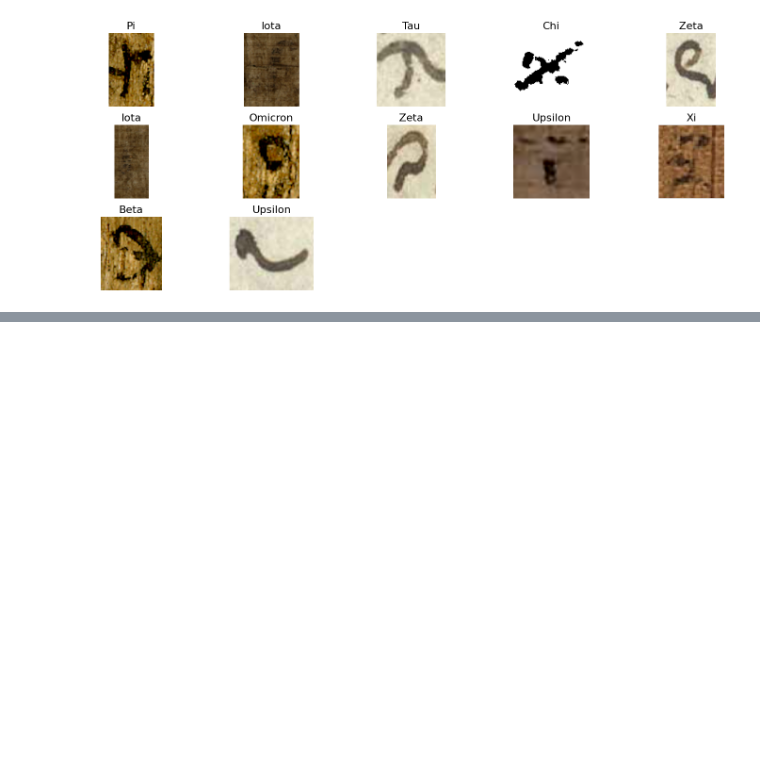
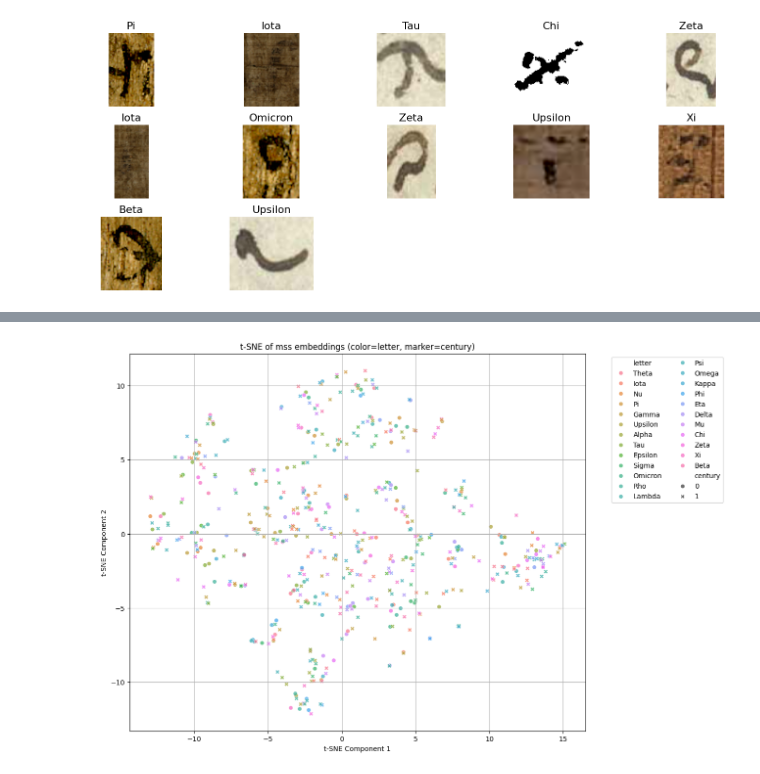
Before and after one commit to ipavlopoulos/diachronic-greek-letterforms, a Jupyter notebook: wild_predictions.ipynb, the cells around one changed output, grey strips where cells are left out. Drawn from its saved outputs; the diff is of its cells as text; code cells hidden in the pictures; blank space fills up the shorter version.

```diff
--- a/wild_predictions.ipynb
+++ b/wild_predictions.ipynb
@@ -838,0 +909,42 @@ ce_dataset.to_csv('asiminas_dataset.csv', index=False)
+# %%
+#@title Visualize clusters in the mss dataset using t-SNE
+
+from sklearn.manifold import TSNE
+import matplotlib.pyplot as plt
+import seaborn as sns
+import pandas as pd # Ensure pandas is imported
+
+embeddings_array = mss_embeddings.reshape(mss_embeddings.shape[0], -1)
+
+# Perform t-SNE to reduce to 2 dimensions for visualization
+# Set a random_state for reproducibility
+tsne = TSNE(n_components=2, random_state=42, perplexity=30, max_iter=300)
+tsne_components = tsne.fit_transform(embeddings_array)
+
+# Create a DataFrame for plotting the t-SNE components
+tsne_df = pd.DataFrame(data=tsne_components, columns=['tsne_component_1', 'tsne_component_2'])
+
+# Add the letter labels to the t-SNE DataFrame
+# Assuming the order of tsne_components corresponds to the order in ce_dataset
+tsne_df['letter'] = ce_dataset['letter'].values
+
+# Add century labels (assuming ce_dataset has a 'century' column)
+tsne_df['century'] = ce_dataset['year'].apply(lambda x: int(x/1000)).values
+
+plt.figure(figsize=(12, 10))
+sns.scatterplot(
+    x="tsne_component_1", y="tsne_component_2",
+    hue="letter",            # colors = letters
+    style="century",         # markers = centuries
+    data=tsne_df,
+    legend="full",
+    alpha=0.7
+)
+plt.title('t-SNE of mss embeddings (color=letter, marker=century)')
+plt.xlabel('t-SNE Component 1')
+plt.ylabel('t-SNE Component 2')
+plt.legend(bbox_to_anchor=(1.05, 1), loc='upper left', ncol=2)
+plt.grid(True)
+plt.show()
+# %% [output]
+[figure, added]
```
Also changed, not shown: parts of 8 cells of this notebook.
